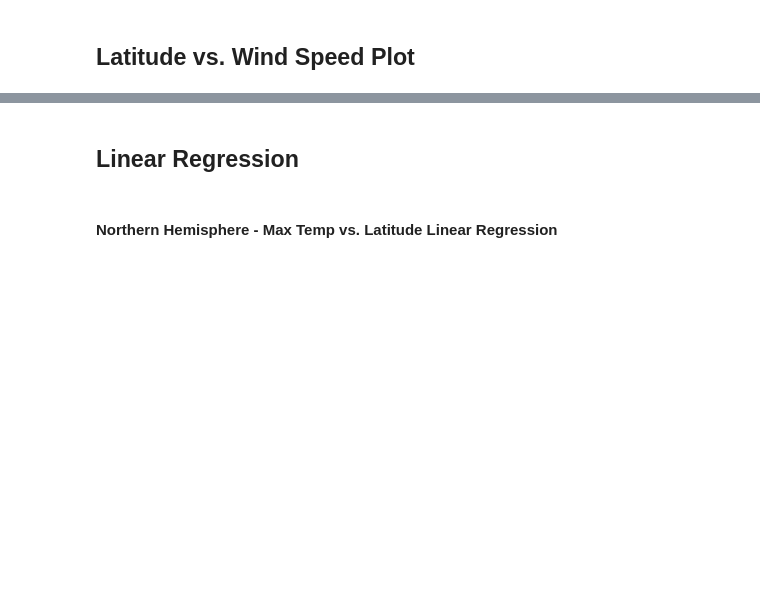
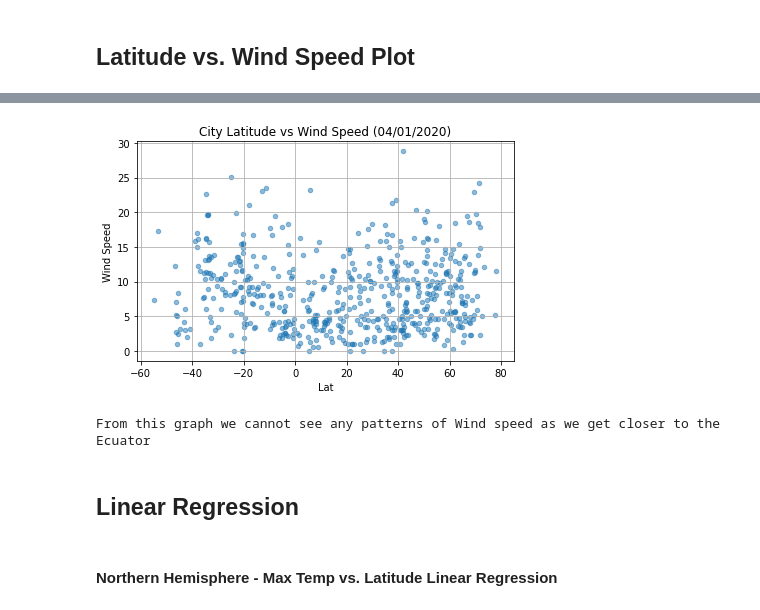
Before and after one commit to gnzamudio/python-api-challenge, a Jupyter notebook: WeatherPy.ipynb, the cells around one changed output, grey strips where cells are left out. Saved outputs shown, nothing was run; the diff lists cells and outputs as text; code cells hidden in the pictures; blank space fills up the shorter version.

```diff
--- a/WeatherPy.ipynb
+++ b/WeatherPy.ipynb
@@ -196,3 +231,19 @@ weather_df.tail()
+# %%
+#plot for City Latitude vs Wind Speed on 4/01/20
+on_date= '(04/01/2020)'
+
+weather_df.plot.scatter(
+    x='Lat',y= 'Wind Speed', grid= True, alpha= 0.5, xlabel="Latitude", ylabel= "Wind Speed",
+    title= f'City Latitude vs Wind Speed {on_date}'
+)
+
+plt.tight_layout()
+plt.show()
+
+print("From this graph we cannot see any patterns of Wind speed as we get closer to the Ecuator")
+# %% [output]
+[figure, added]
+From this graph we cannot see any patterns of Wind speed as we get closer to the Ecuator
 # %% [markdown]
 ## Linear Regression
 # %% [markdown]
```
Also changed, not shown: parts of 9 cells of this notebook, 4 other files.
